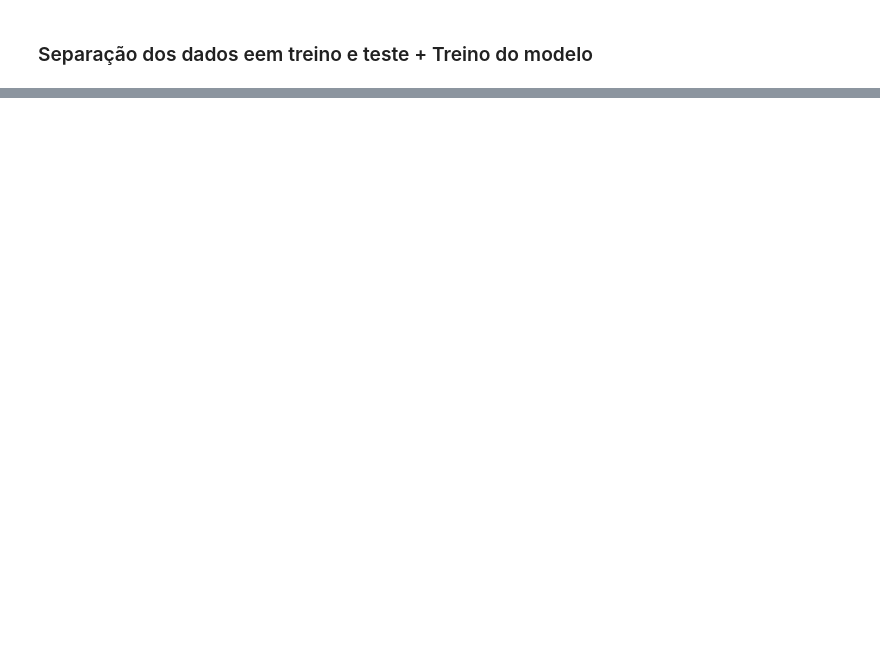
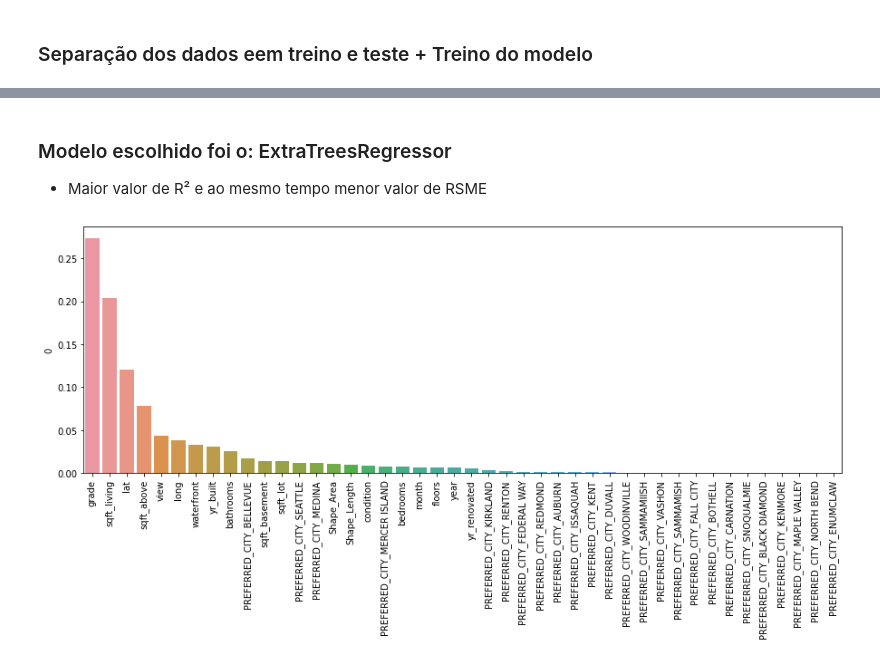
Before and after one commit to ramon-santana-silva/miniprojeto01, a Jupyter notebook: roofimoveis.ipynb, the cells around one changed output, grey strips where cells are left out. Saved outputs shown, nothing was run; the diff lists cells and outputs as text; code cells hidden in the pictures; blank space fills up the shorter version.

```diff
--- a/roofimoveis.ipynb
+++ b/roofimoveis.ipynb
@@ -378,0 +393,5 @@ display(df[0:1])
+# %%
+df_cod=df.copy()
+coluna_cidades=['PREFERRED_CITY']
+df_cod=pd.get_dummies(data=df_cod, columns=coluna_cidades)
+display(df_cod.head())
@@ -387,7 +428,7 @@ display(df[0:1])
 def avaliar_modelo(nome_modelo,y_teste,previsao):
   r2=r2_score(y_teste, previsao)
   RSME=np.sqrt(mean_squared_error(y_teste, previsao))
-  return f'Modelo{nome_modelo}:\nR2:{r2}\nRSME:{RSME}'
+  return f'Modelo{nome_modelo}:\nR2:{r2:.2%}\nRSME:{RSME:.2f}'
 # %%
 modelo_rf=RandomForestRegressor()
 modelo_lr=LinearRegression()
@@ -397,8 +438,8 @@ modelos={'RandomForest':modelo_rf,
          'LinearRegression':modelo_lr,
          'ExtraTree':modelo_et,
          }
-y=df['price']
-x=df.drop('price',axis=1)
+y=df_cod['price']
+x=df_cod.drop('price',axis=1)
 # %% [markdown]
 <h3>Separação dos dados eem treino e teste + Treino do modelo</h3>
 # %%
@@ -416,0 +481,16 @@ df['zipcode'].value_counts()
+# %% [markdown]
+<h3>Modelo escolhido foi o: ExtraTreesRegressor</h3>
+
+
+*   Maior valor de R² e ao mesmo tempo menor valor de RSME
+# %%
+#Ajustando modelo de ExtraTreesRegressor
+#print(modelo_et.feature_importances_)
+#print(x_train.columns)
+importances_features=pd.DataFrame(modelo_et.feature_importances_,x_train.columns)
+importances_features=importances_features.sort_values(by=0, ascending=False)
+plt.figure(figsize=(15,5))
+ax=sns.barplot(x=importances_features.index, y=importances_features[0])
+ax.tick_params(axis='x',rotation=90)
+# %% [output]
+[figure, added]
```
Also changed, not shown: parts of 11 cells of this notebook.
